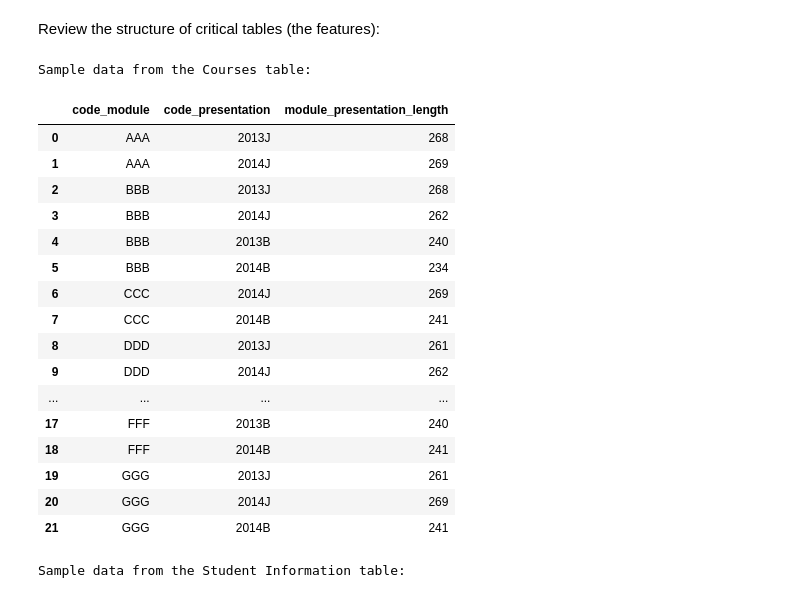
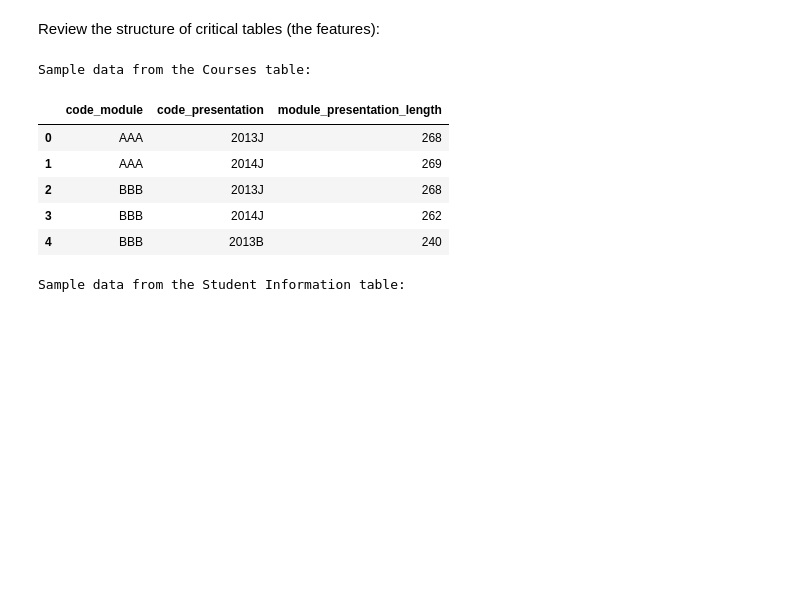
Before and after one commit to dataweby/ToU-Classification, a Jupyter notebook: notebooks/01_dataset_preprocessing.ipynb, the cells around one changed output. Cells and saved outputs as stored; diff of their text form; code cells hidden in the pictures; blank space fills up the shorter version.

```diff
--- a/notebooks/01_dataset_preprocessing.ipynb
+++ b/notebooks/01_dataset_preprocessing.ipynb
@@ -177,26 +177,15 @@ studentVle: (10655280, 6)
 Review the structure of critical tables (the features):
 # %%
 print("\nSample data from the Courses table:")
-courses.head(25)
+courses.head()
 # %% [output]
 Sample data from the Courses table:
 |  | code_module | code_presentation | module_presentation_length |
 | 0 | AAA | 2013J | 268 |
 | 1 | AAA | 2014J | 269 |
 | 2 | BBB | 2013J | 268 |
 | 3 | BBB | 2014J | 262 |
 | 4 | BBB | 2013B | 240 |
-| 5 | BBB | 2014B | 234 |
-| 6 | CCC | 2014J | 269 |
-| 7 | CCC | 2014B | 241 |
-| 8 | DDD | 2013J | 261 |
-| 9 | DDD | 2014J | 262 |
-| ... | ... | ... | ... |
-| 17 | FFF | 2013B | 240 |
-| 18 | FFF | 2014B | 241 |
-| 19 | GGG | 2013J | 261 |
-| 20 | GGG | 2014J | 269 |
-| 21 | GGG | 2014B | 241 |
 # %%
 print("\nSample data from the Student Information table:")
 studentInfo.head()
```
Also changed, not shown: parts of 18 cells of this notebook, 7 other files.
